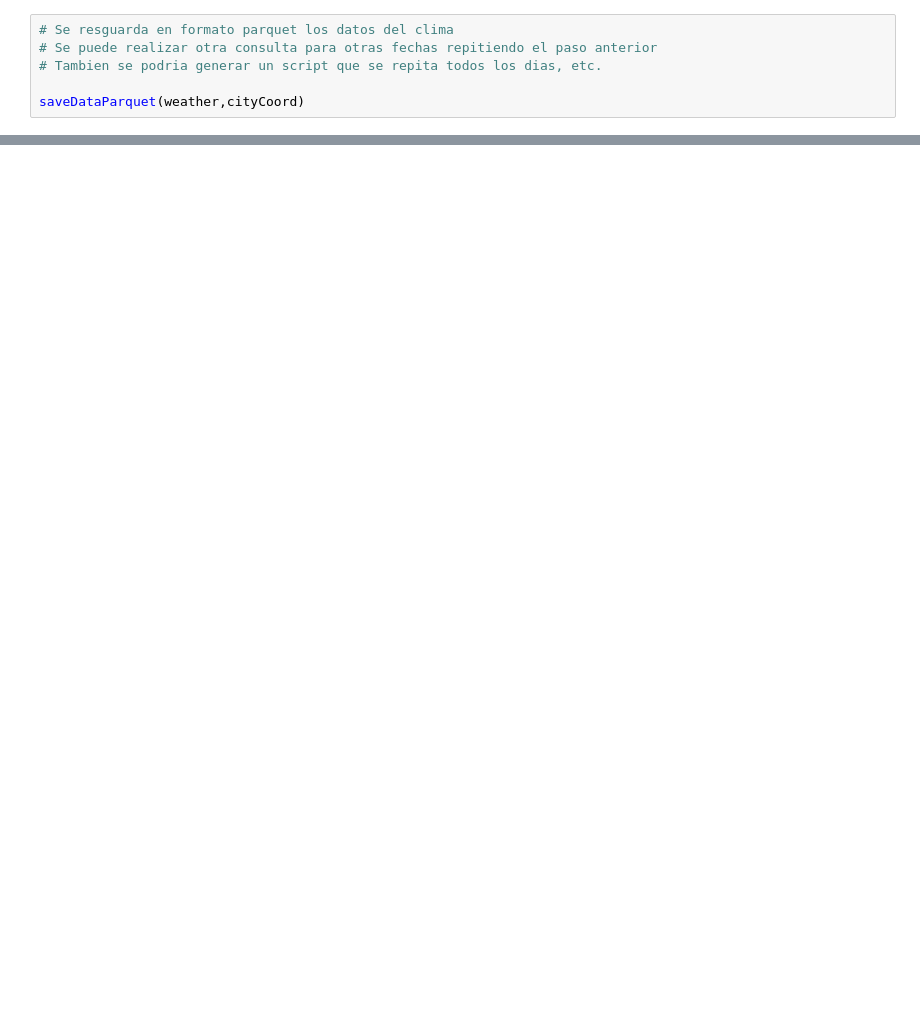
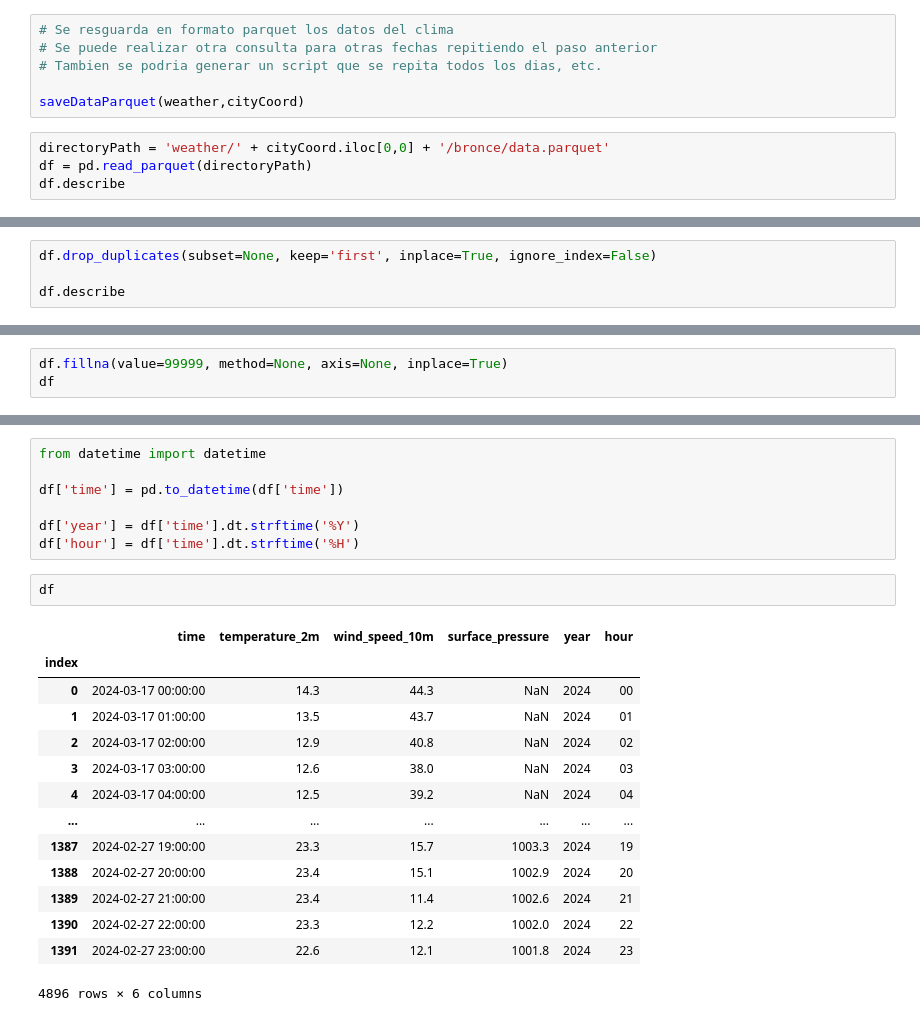
Before and after one commit to SELF-msselve/API-Extract, a Jupyter notebook: EduardoFarina-TP1.ipynb, the cells around one changed output, grey strips where cells are left out. Saved outputs shown, nothing was run; the diff lists cells and outputs as text; blank space fills up the shorter version.

```diff
--- a/EduardoFarina-TP1.ipynb
+++ b/EduardoFarina-TP1.ipynb
@@ -187,3 +188,7 @@ weather.head()
 # Tambien se podria generar un script que se repita todos los dias, etc.
 
 saveDataParquet(weather,cityCoord)
+# %%
+directoryPath = 'weather/' + cityCoord.iloc[0,0] + '/bronce/data.parquet'
+df = pd.read_parquet(directoryPath)
+df.describe
@@ -189,0 +211,4 @@ saveDataParquet(weather,cityCoord)
+# %%
+df.drop_duplicates(subset=None, keep='first', inplace=True, ignore_index=False)
+
+df.describe
@@ -189,0 +231,3 @@ saveDataParquet(weather,cityCoord)
+# %%
+df.fillna(value=99999, method=None, axis=None, inplace=True)
+df
@@ -189,0 +266,24 @@ saveDataParquet(weather,cityCoord)
+# %%
+from datetime import datetime
+
+df['time'] = pd.to_datetime(df['time'])
+
+df['year'] = df['time'].dt.strftime('%Y')
+df['hour'] = df['time'].dt.strftime('%H')
+# %%
+df
+# %% [output]
+|  | time | temperature_2m | wind_speed_10m | surface_pressure | year | hour |
+| index |  |  |  |  |  |  |
+| 0 | 2024-03-17 00:00:00 | 14.3 | 44.3 | NaN | 2024 | 00 |
+| 1 | 2024-03-17 01:00:00 | 13.5 | 43.7 | NaN | 2024 | 01 |
+| 2 | 2024-03-17 02:00:00 | 12.9 | 40.8 | NaN | 2024 | 02 |
+| 3 | 2024-03-17 03:00:00 | 12.6 | 38.0 | NaN | 2024 | 03 |
+| 4 | 2024-03-17 04:00:00 | 12.5 | 39.2 | NaN | 2024 | 04 |
+| ... | ... | ... | ... | ... | ... | ... |
+| 1387 | 2024-02-27 19:00:00 | 23.3 | 15.7 | 1003.3 | 2024 | 19 |
+| 1388 | 2024-02-27 20:00:00 | 23.4 | 15.1 | 1002.9 | 2024 | 20 |
+| 1389 | 2024-02-27 21:00:00 | 23.4 | 11.4 | 1002.6 | 2024 | 21 |
+| 1390 | 2024-02-27 22:00:00 | 23.3 | 12.2 | 1002.0 | 2024 | 22 |
+| 1391 | 2024-02-27 23:00:00 | 22.6 | 12.1 | 1001.8 | 2024 | 23 |
+4896 rows × 6 columns
```
Also changed, not shown: parts of 13 cells of this notebook, 1 other file.
